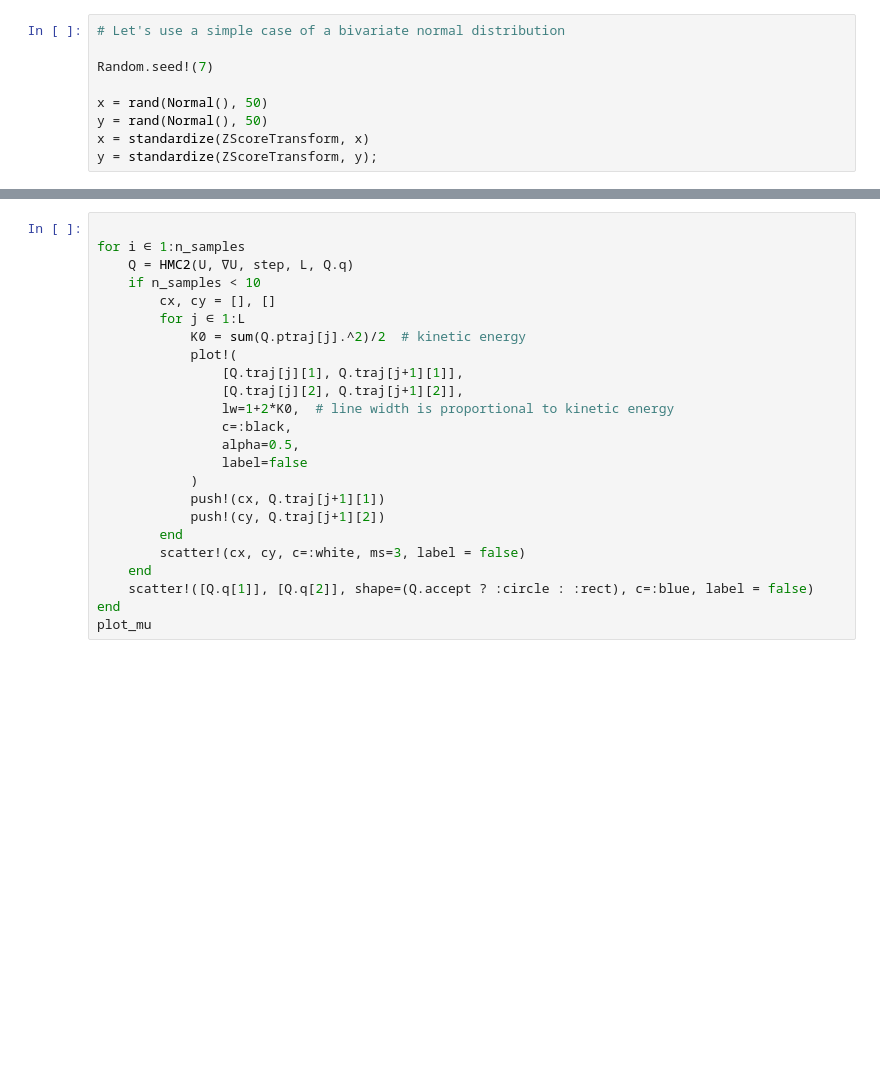
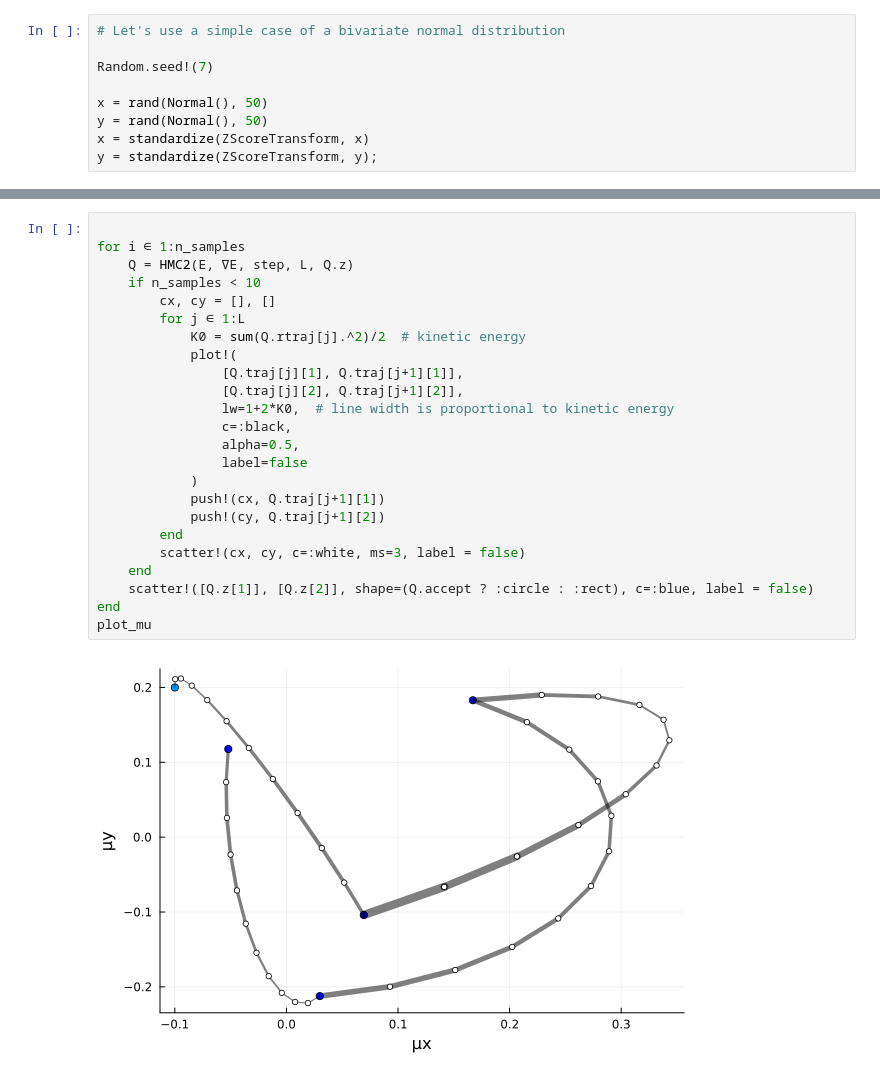
Before and after one commit to sungjuGit/STJuliaIntroBayesian, a Jupyter notebook: MCMC.ipynb, the cells around one changed output, grey strips where cells are left out. Cells and saved outputs as stored; diff of their text form; blank space fills up the shorter version.

```diff
--- a/MCMC.ipynb
+++ b/MCMC.ipynb
@@ -136,24 +140,26 @@ plot_mu = scatter([Q.q[1]], [Q.q[2]], xlab="μx", ylab="μy", label = false)
 # %%
 
 for i ∈ 1:n_samples
-    Q = HMC2(U, ∇U, step, L, Q.q)
+    Q = HMC2(E, ∇E, step, L, Q.z)
     if n_samples < 10
         cx, cy = [], []
         for j ∈ 1:L
-            K0 = sum(Q.ptraj[j].^2)/2  # kinetic energy
+            K0 = sum(Q.rtraj[j].^2)/2  # kinetic energy
             plot!(
                 [Q.traj[j][1], Q.traj[j+1][1]],
                 [Q.traj[j][2], Q.traj[j+1][2]],
                 lw=1+2*K0,  # line width is proportional to kinetic energy
                 c=:black,
                 alpha=0.5,
                 label=false
             )
             push!(cx, Q.traj[j+1][1])
             push!(cy, Q.traj[j+1][2])
         end
         scatter!(cx, cy, c=:white, ms=3, label = false)
     end
-    scatter!([Q.q[1]], [Q.q[2]], shape=(Q.accept ? :circle : :rect), c=:blue, label = false)
+    scatter!([Q.z[1]], [Q.z[2]], shape=(Q.accept ? :circle : :rect), c=:blue, label = false)
 end
 plot_mu
+# %% [output]
+[figure, added]
```
Also changed, not shown: parts of 2 cells of this notebook.
